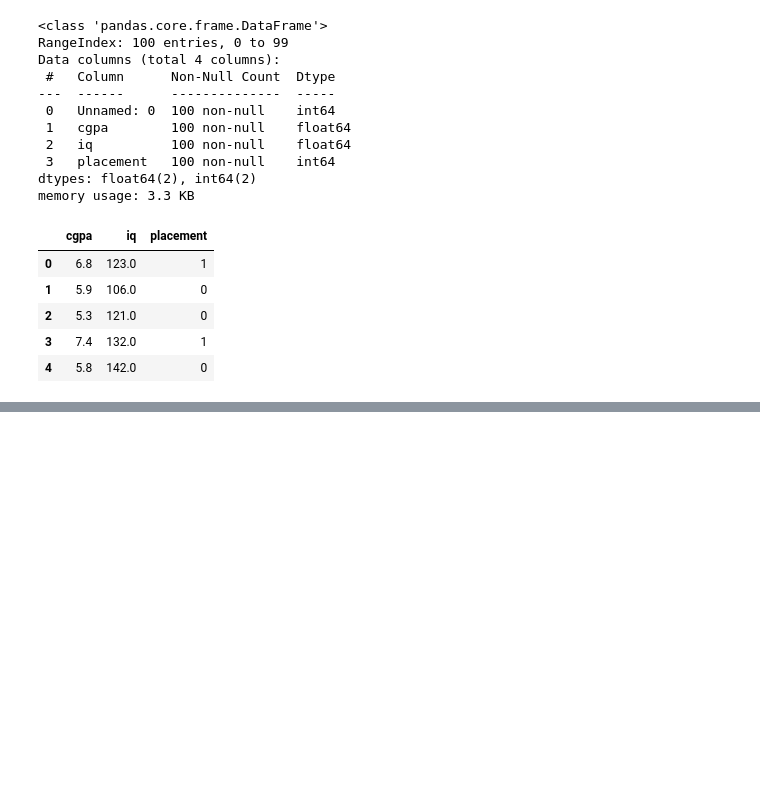
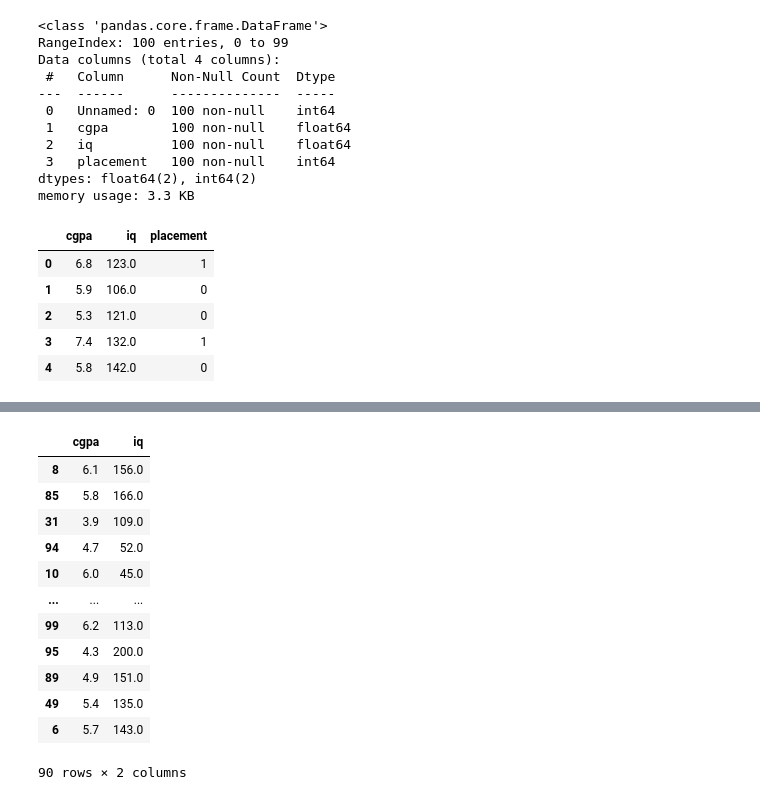
Before and after one commit to VarenyaVisen/ml-toy-project, a Jupyter notebook: cgpa.ipynb, the cells around one changed output, grey strips where cells are left out. Drawn from its saved outputs; the diff is of its cells as text; code cells hidden in the pictures; blank space fills up the shorter version.

```diff
--- a/cgpa.ipynb
+++ b/cgpa.ipynb
@@ -57,0 +108,21 @@ df.head()
+# %%
+# splitting the data
+from sklearn.model_selection import train_test_split
+
+X_train,X_test,y_train,y_test = train_test_split(X,y,test_size=0.1)
+# %%
+X_train
+# %% [output]
+|  | cgpa | iq |
+| 8 | 6.1 | 156.0 |
+| 85 | 5.8 | 166.0 |
+| 31 | 3.9 | 109.0 |
+| 94 | 4.7 | 52.0 |
+| 10 | 6.0 | 45.0 |
+| ... | ... | ... |
+| 99 | 6.2 | 113.0 |
+| 95 | 4.3 | 200.0 |
+| 89 | 4.9 | 151.0 |
+| 49 | 5.4 | 135.0 |
+| 6 | 5.7 | 143.0 |
+90 rows × 2 columns
```
Also changed, not shown: parts of 21 cells of this notebook, 1 other file.
